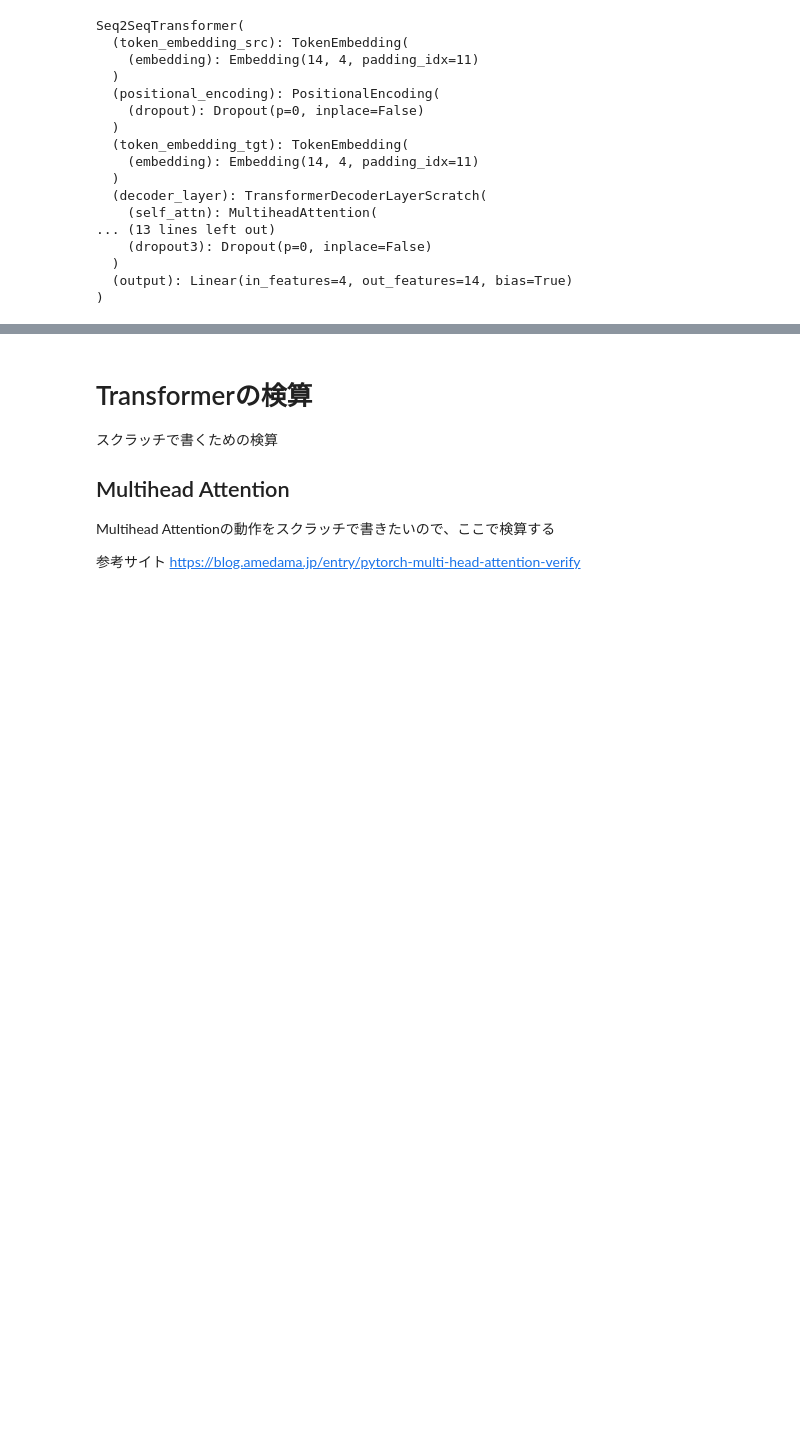
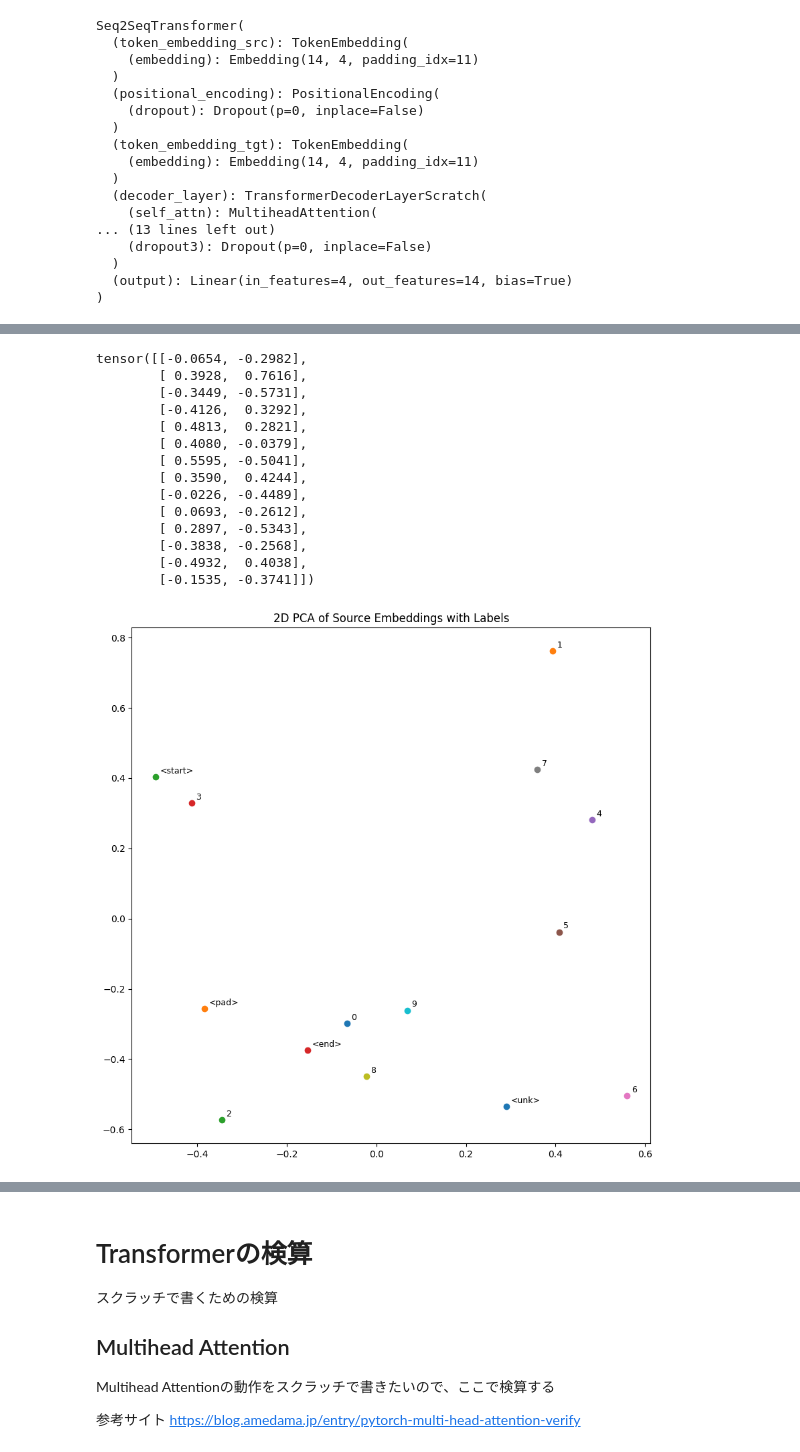
Before and after one commit to AriRyo/transformer-ansys, a Jupyter notebook: FomulaBEAT/tf_math03-2.ipynb, the cells around one changed output, grey strips where cells are left out. Cells and saved outputs as stored; diff of their text form; code cells hidden in the pictures; blank space fills up the shorter version.

```diff
--- a/FomulaBEAT/tf_math03-2.ipynb
+++ b/FomulaBEAT/tf_math03-2.ipynb
@@ -777,0 +867,34 @@ def positional_encoding(tensor: Tensor, maxlen=5000):
+# %%
+embedding_tgt_cpu = embedding_tgt_weight.cpu().detach()
+print(embedding_tgt_cpu[: , :2])
+
+# 逆辞書を作成してインデックスを文字に変換
+reverse_vocab_src = {idx: token for token, idx in vocab_tgt.items()}
+
+# 可視化
+plt.figure(figsize=(10, 10))
+
+# 各ポイントを散布図でプロットし、対応するラベルを表示
+for i, (x, y) in enumerate(embedding_tgt_cpu[:, :2]):  # [:, :2]をスライスし、次にenumerate
+    label = reverse_vocab_src[i]  # インデックスを元のトークンに戻す
+    plt.scatter(x, y)
+    plt.text(x + 0.01, y + 0.01, label, fontsize=9)  # 各点の近くにラベルを表示
+
+plt.title("2D PCA of Source Embeddings with Labels")
+plt.show()
+# %% [output]
+tensor([[-0.0654, -0.2982],
+        [ 0.3928,  0.7616],
+        [-0.3449, -0.5731],
+        [-0.4126,  0.3292],
+        [ 0.4813,  0.2821],
+        [ 0.4080, -0.0379],
+        [ 0.5595, -0.5041],
+        [ 0.3590,  0.4244],
+        [-0.0226, -0.4489],
+        [ 0.0693, -0.2612],
+        [ 0.2897, -0.5343],
+        [-0.3838, -0.2568],
+        [-0.4932,  0.4038],
+        [-0.1535, -0.3741]])
+[figure, added]
```
Also changed, not shown: parts of 16 cells of this notebook, 3 other files.
